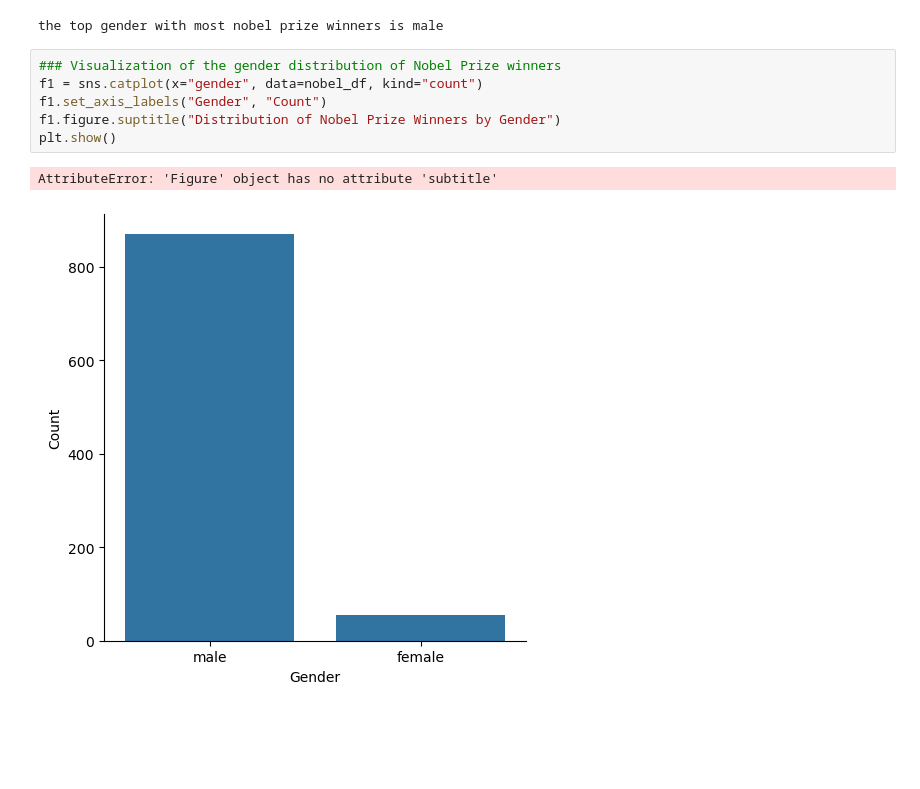
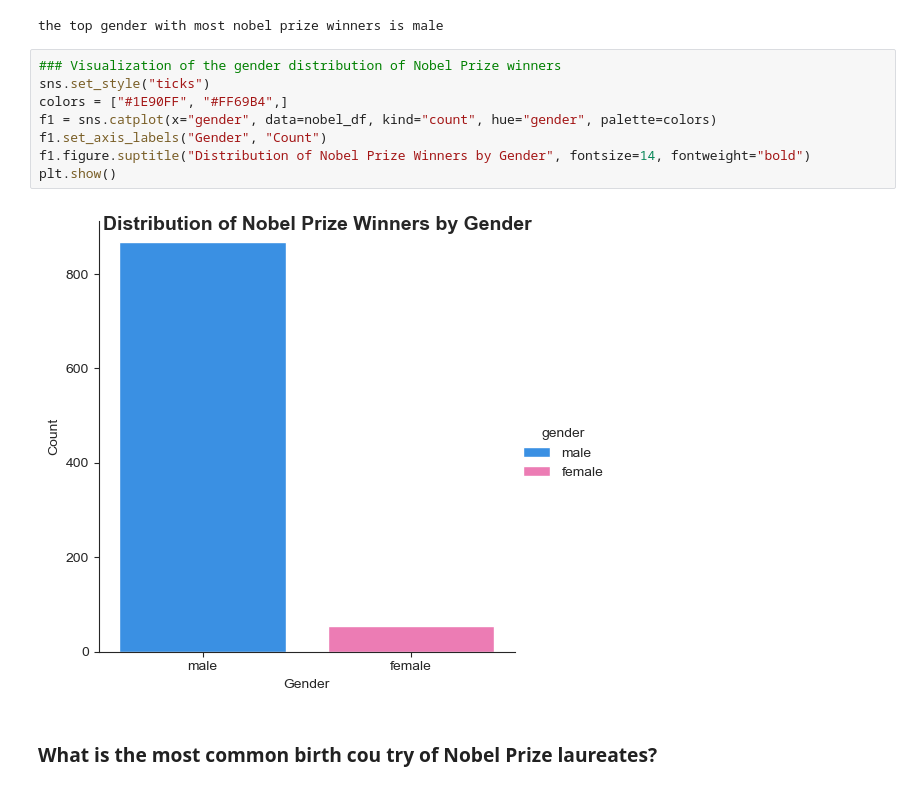
Before and after one commit to IDKwoji/python-learning-trajectory, a Jupyter notebook: data-analysis/01_nobel_price.ipynb, the cells around one changed output. Drawn from its saved outputs; the diff is of its cells as text; blank space fills up the shorter version.

```diff
--- a/data-analysis/01_nobel_price.ipynb
+++ b/data-analysis/01_nobel_price.ipynb
@@ -84,10 +84,13 @@ print(f'the top gender with most nobel prize winners is {top_gender}')
 the top gender with most nobel prize winners is male
 # %%
 ### Visualization of the gender distribution of Nobel Prize winners
-f1 = sns.catplot(x="gender", data=nobel_df, kind="count")
+sns.set_style("ticks")
+colors = ["#1E90FF", "#FF69B4",]
+f1 = sns.catplot(x="gender", data=nobel_df, kind="count", hue="gender", palette=colors)
 f1.set_axis_labels("Gender", "Count")
-f1.figure.suptitle("Distribution of Nobel Prize Winners by Gender")
+f1.figure.suptitle("Distribution of Nobel Prize Winners by Gender", fontsize=14, fontweight="bold")
 plt.show()
 # %% [output]
-AttributeError: 'Figure' object has no attribute 'subtitle'
-[figure, old version]
+[figure, new version]
+# %% [markdown]
+### What is the most common birth cou try of Nobel Prize laureates?
```
Also changed, not shown: parts of 1 cell of this notebook.
